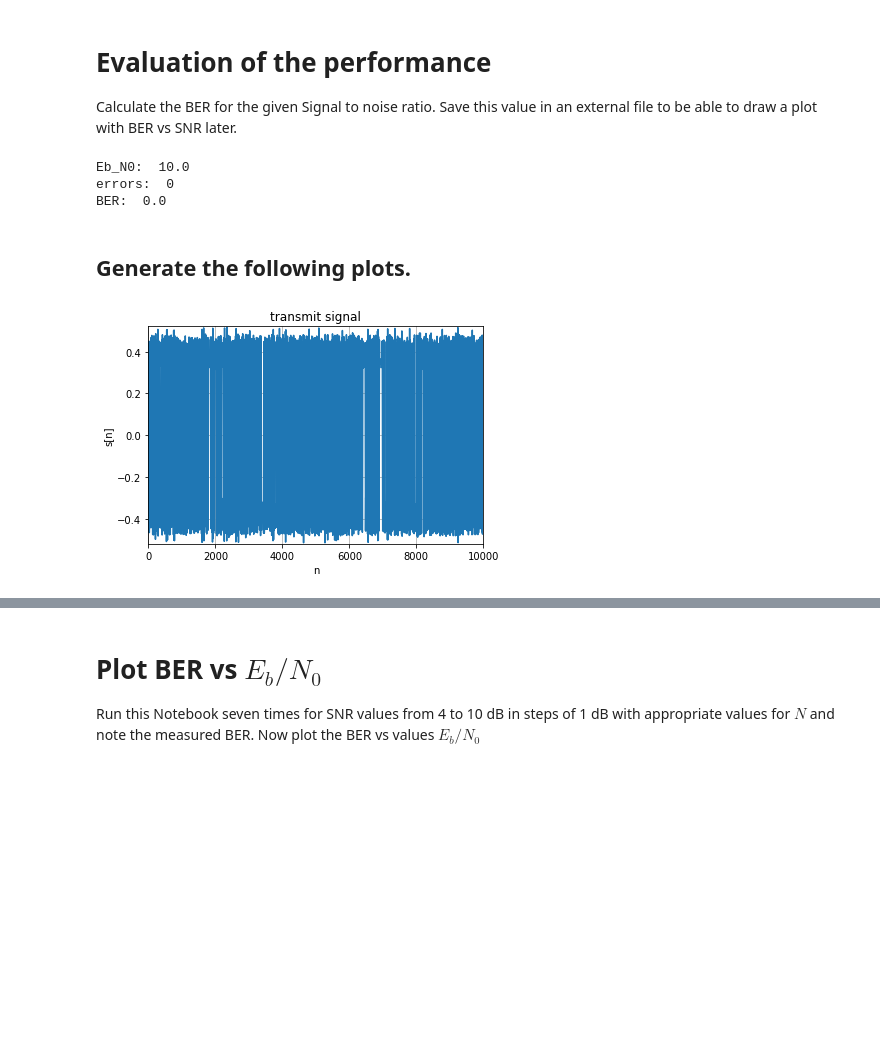
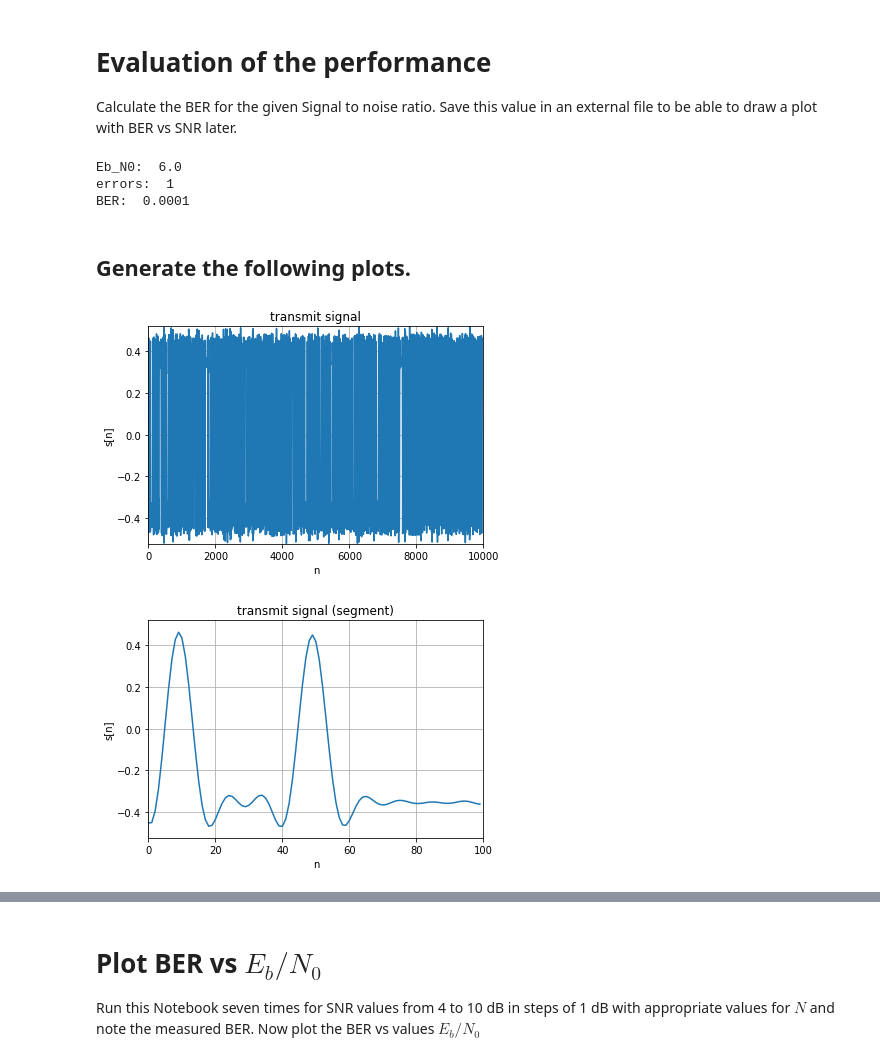
Before and after one commit to alexm-imag/dclab2, a Jupyter notebook: DC_Lab2.ipynb, the cells around one changed output, grey strips where cells are left out. Cells and saved outputs as stored; diff of their text form; code cells hidden in the pictures; blank space fills up the shorter version.

```diff
--- a/DC_Lab2.ipynb
+++ b/DC_Lab2.ipynb
@@ -46,11 +46,10 @@ import scipy.signal as sp                   # Signal processing
 The random genrator shall generate a binary sequence of length N
 # %%
 # The binary random sequence generator
-#N = int(input('Please choose an appropriate sequence length N: '))
-N = 100000
+N = int(input('Please choose an appropriate sequence length N: '))
 print('Sequence length N= ',N)
 # insert your code from here (this example is provided by your supervisor)
 bin_seq = np.random.randint(2, size=N)
-#print('binary sequence = ',bin_seq)
+print('binary sequence = ',bin_seq)
 t = np.arange(0, N)
 # %% [output]
@@ -73,8 +74,7 @@ What steps have to be taken in the modulator? Answer below:
 According to the desired modulation scheme (unipolar or bipolar) the incoming bits have to be mapped to the transmission pulse. In the case of unipolar modulation, e.g. a binary '1' gets mapped to p(t), while a binary '0' gets mapped to  0. For bipolar modulation the association would be '1' to p(t) and '0' to -p(t). At this point is does not matter, what kind of pulse is used for transmission (e.g. rect, RRC, ...). Also the mapping from of the bits to the pulses is arbritrary. The performance of the modulator would stay the same if for example in the bipolar case '1' would be mapped to -p(t) and '0' to p(t). However for modulation schemes, which map multiple bits onto a symbol a optimized mapping (as given by Gray coding) can be used to reduce the average bit error at a constant symbol error.
 # %%
 # The modulator
-#mod_type= int(input('unipolar: 0 or bipolar: 1?:  '))
-mod_type = 1
+mod_type= int(input('unipolar: 0 or bipolar: 1?:  '))
 print('modulation Type is ',mod_type)
 
 if(mod_type == 0):
@@ -96,15 +97,13 @@ upsampled_data[0::us_factor] = mod_data[::]
 upsampling by  8
 # %%
 #transmit filter
-#pulse_shape= int(input('Chose the pulse shape: rectangular (1) or RRC (2)?:  '))
-pulse_shape = 2
+pulse_shape= int(input('Chose the pulse shape: rectangular (1) or RRC (2)?:  '))
 print(' you have chosen: ',pulse_shape)
 
 T = us_factor
 
 if(pulse_shape == 2):
-    #a = float(input('select roll-off factor alpha:'))
-    a = 0.5
+    a = float(input('select roll-off factor alpha:'))
 
 if(pulse_shape == 1):
     h_rect = np.ones(us_factor)
@@ -206,23 +207,33 @@ print("Eb_N0: ", Eb_N0)
 print("errors: ", err)
 print("BER: ", BER)
 # %% [output]
-Eb_N0:  10.0
-errors:  0
-BER:  0.0
+Eb_N0:  6.0
+errors:  1
+BER:  0.0001
 # %% [markdown]
 ## Generate the following plots.
 # %%
 #Plot the time signal in the transmitter in front of the channel. Label the axes and provide a title.
 plt.plot(s)
 plt.xlim(0, N )
 plt.ylim(min(s), max(s))
 plt.xlabel('n')
 plt.ylabel('s[n]')
 plt.title('transmit signal')
 plt.grid(True)
 plt.show()
+
+plt.plot(s[0:100])
+plt.xlim(0, 100 )
+plt.ylim(min(s), max(s))
+plt.xlabel('n')
+plt.ylabel('s[n]')
+plt.title('transmit signal (segment)')
+plt.grid(True)
+plt.show()
 # %% [output]
-[figure, old version]
+[figure, new version]
+[figure, added]
 # %%
 # Plot the time signal after the matched filter but before the downsampler and the decision device.
 # Label the axes and provide a title.
```
Also changed, not shown: parts of 9 cells of this notebook.
